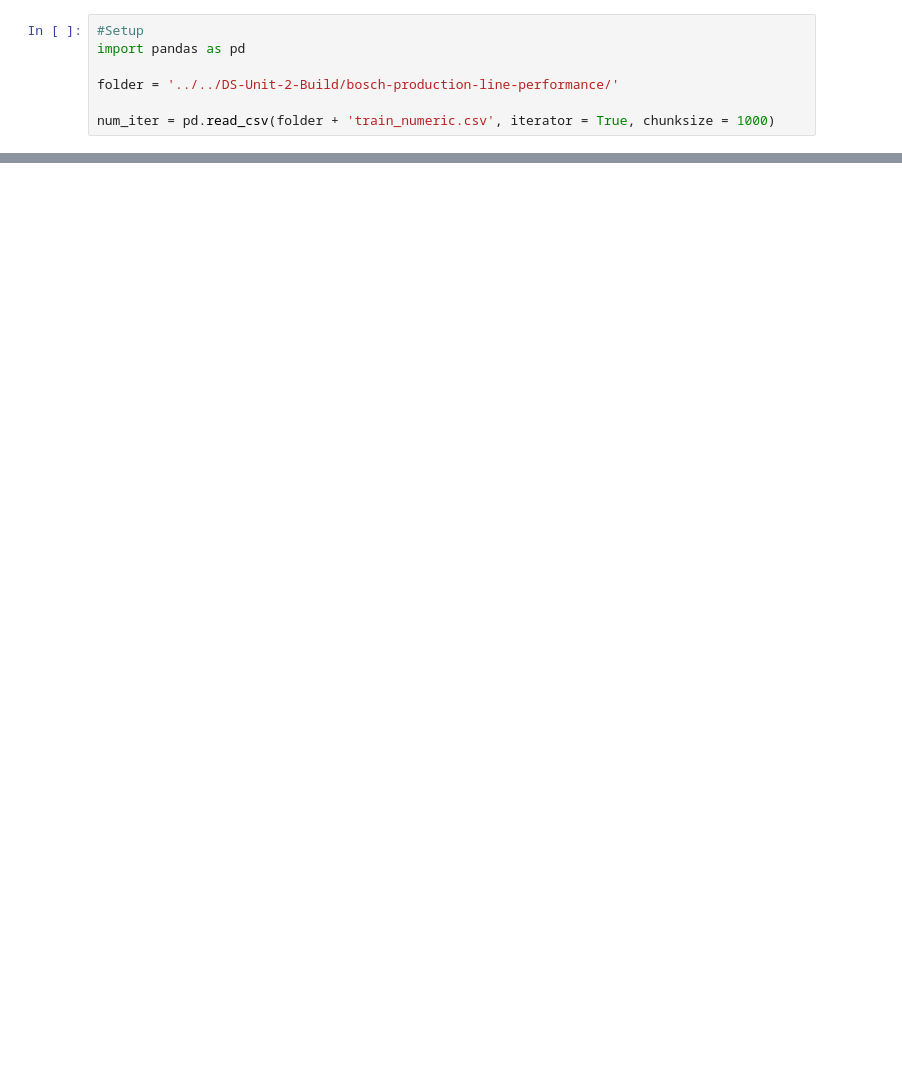
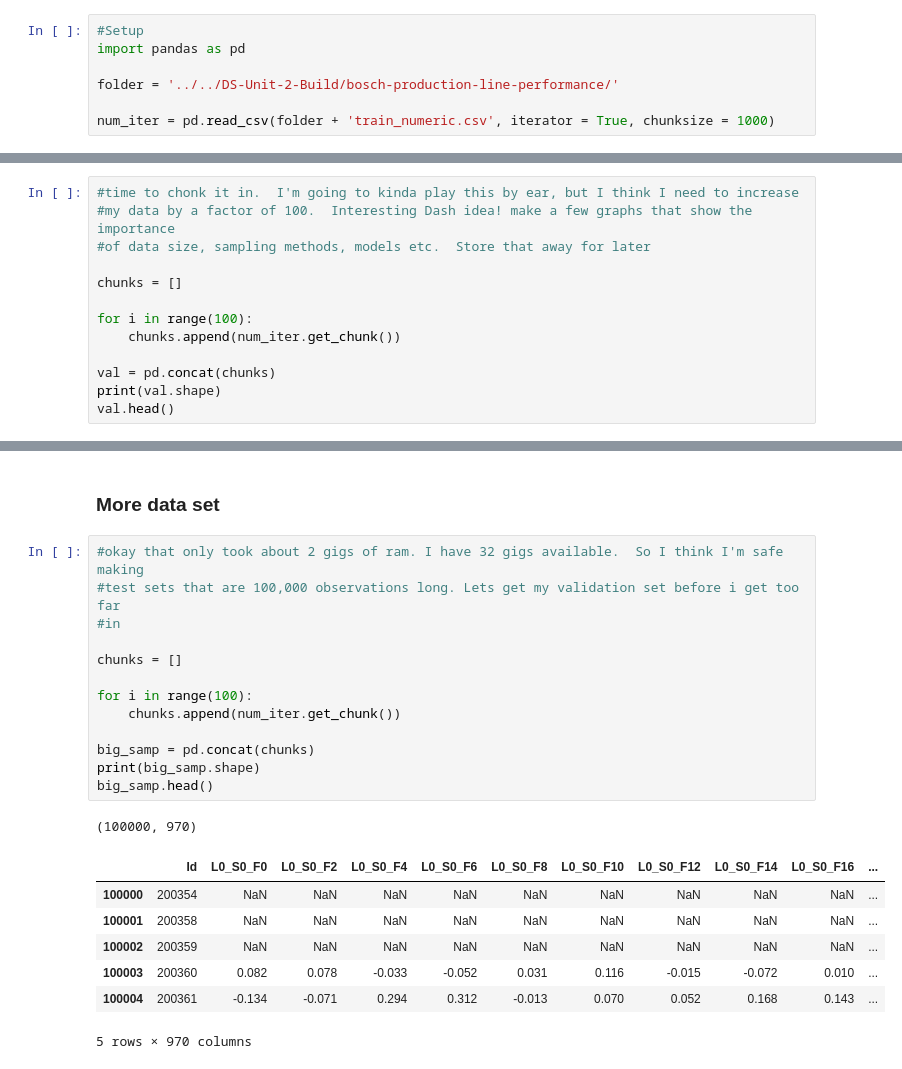
Before and after one commit to bloominstituteoftechnology/DS-Unit-2-Applied-Modeling, a Jupyter notebook: module3-permutation-boosting/LS_DS_233_assignment.ipynb, the cells around one changed output, grey strips where cells are left out. Cells and saved outputs as stored; diff of their text form; blank space fills up the shorter version.

```diff
--- a/module3-permutation-boosting/LS_DS_233_assignment.ipynb
+++ b/module3-permutation-boosting/LS_DS_233_assignment.ipynb
@@ -72,0 +96,13 @@ num_iter = pd.read_csv(folder + 'train_numeric.csv', iterator = True, chunksize
+# %%
+#time to chonk it in.  I'm going to kinda play this by ear, but I think I need to increase
+#my data by a factor of 100.  Interesting Dash idea! make a few graphs that show the importance
+#of data size, sampling methods, models etc.  Store that away for later
+
+chunks = []
+
+for i in range(100):
+    chunks.append(num_iter.get_chunk())
+
+val = pd.concat(chunks)
+print(val.shape)
+val.head()
@@ -72,0 +118,24 @@ num_iter = pd.read_csv(folder + 'train_numeric.csv', iterator = True, chunksize
+# %% [markdown]
+### More data set
+# %%
+#okay that only took about 2 gigs of ram. I have 32 gigs available.  So I think I'm safe making
+#test sets that are 100,000 observations long. Lets get my validation set before i get too far
+#in
+
+chunks = []
+
+for i in range(100):
+    chunks.append(num_iter.get_chunk())
+
+big_samp = pd.concat(chunks)
+print(big_samp.shape)
+big_samp.head()
+# %% [output]
+(100000, 970)
+|  | Id | L0_S0_F0 | L0_S0_F2 | L0_S0_F4 | L0_S0_F6 | L0_S0_F8 | L0_S0_F10 | L0_S0_F12 | L0_S0_F14 | L0_S0_F16 | ... |
+| 100000 | 200354 | NaN | NaN | NaN | NaN | NaN | NaN | NaN | NaN | NaN | ... |
+| 100001 | 200358 | NaN | NaN | NaN | NaN | NaN | NaN | NaN | NaN | NaN | ... |
+| 100002 | 200359 | NaN | NaN | NaN | NaN | NaN | NaN | NaN | NaN | NaN | ... |
+| 100003 | 200360 | 0.082 | 0.078 | -0.033 | -0.052 | 0.031 | 0.116 | -0.015 | -0.072 | 0.010 | ... |
+| 100004 | 200361 | -0.134 | -0.071 | 0.294 | 0.312 | -0.013 | 0.070 | 0.052 | 0.168 | 0.143 | ... |
+5 rows × 970 columns
```
Also changed, not shown: parts of 33 cells of this notebook.
